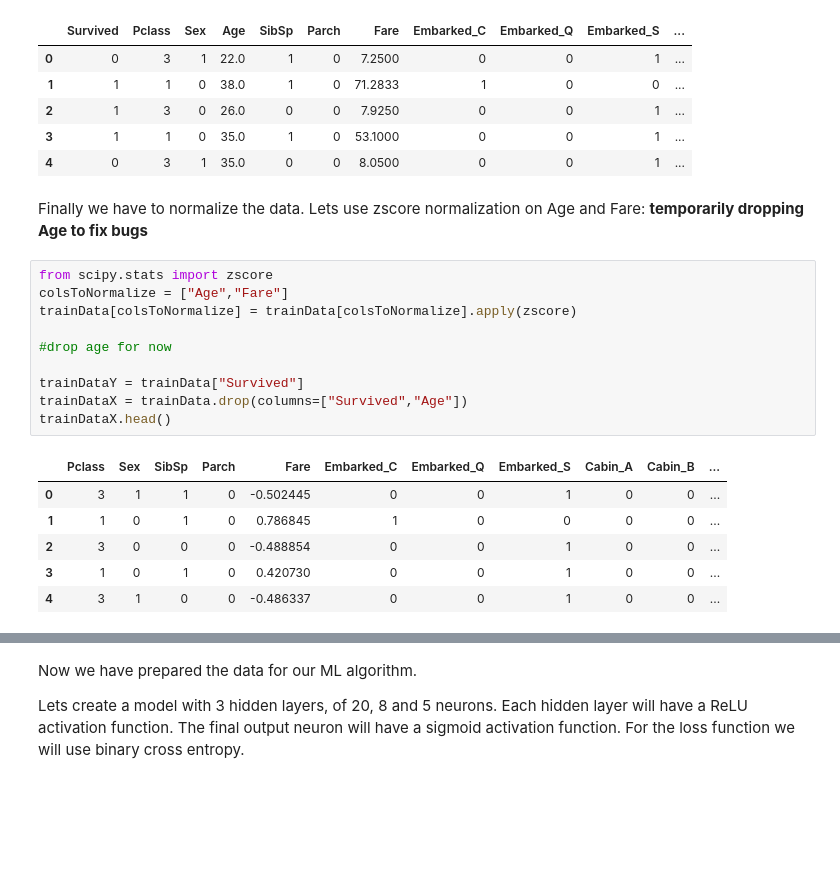
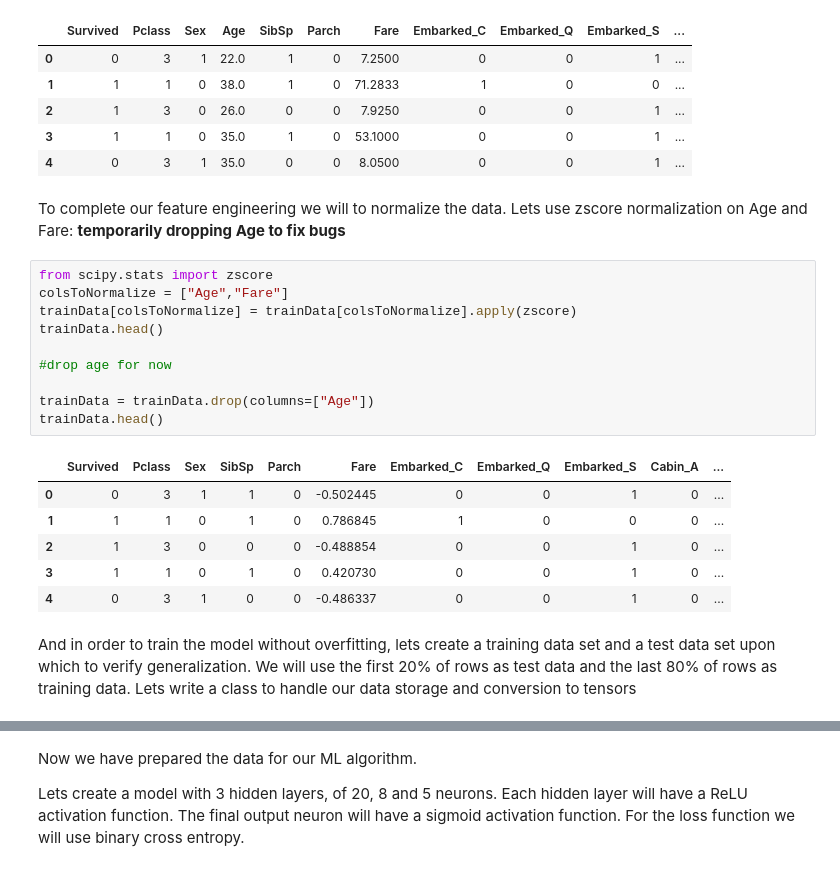
Before and after one commit to NigelBess/Titanic, a Jupyter notebook: attempt0.ipynb, the cells around one changed output, grey strips where cells are left out. Cells and saved outputs as stored; diff of their text form; blank space fills up the shorter version.

```diff
--- a/attempt0.ipynb
+++ b/attempt0.ipynb
@@ -199,22 +205,24 @@ trainData.head()
 | 3 | 1 | 1 | 0 | 35.0 | 1 | 0 | 53.1000 | 0 | 0 | 1 | ... |
 | 4 | 0 | 3 | 1 | 35.0 | 0 | 0 | 8.0500 | 0 | 0 | 1 | ... |
 # %% [markdown]
-Finally we have to normalize the data. Lets use zscore normalization on Age and Fare:
+To complete our feature engineering we will to normalize the data. Lets use zscore normalization on Age and Fare:
 **temporarily dropping Age to fix bugs**
 # %%
 from scipy.stats import zscore
 colsToNormalize = ["Age","Fare"]
 trainData[colsToNormalize] = trainData[colsToNormalize].apply(zscore)
+trainData.head()
 
 #drop age for now
 
-trainDataY = trainData["Survived"]
-trainDataX = trainData.drop(columns=["Survived","Age"])
-trainDataX.head()
+trainData = trainData.drop(columns=["Age"])
+trainData.head()
 # %% [output]
-|  | Pclass | Sex | SibSp | Parch | Fare | Embarked_C | Embarked_Q | Embarked_S | Cabin_A | Cabin_B | ... |
-| 0 | 3 | 1 | 1 | 0 | -0.502445 | 0 | 0 | 1 | 0 | 0 | ... |
-| 1 | 1 | 0 | 1 | 0 | 0.786845 | 1 | 0 | 0 | 0 | 0 | ... |
-| 2 | 3 | 0 | 0 | 0 | -0.488854 | 0 | 0 | 1 | 0 | 0 | ... |
-| 3 | 1 | 0 | 1 | 0 | 0.420730 | 0 | 0 | 1 | 0 | 0 | ... |
-| 4 | 3 | 1 | 0 | 0 | -0.486337 | 0 | 0 | 1 | 0 | 0 | ... |
+|  | Survived | Pclass | Sex | SibSp | Parch | Fare | Embarked_C | Embarked_Q | Embarked_S | Cabin_A | ... |
+| 0 | 0 | 3 | 1 | 1 | 0 | -0.502445 | 0 | 0 | 1 | 0 | ... |
+| 1 | 1 | 1 | 0 | 1 | 0 | 0.786845 | 1 | 0 | 0 | 0 | ... |
+| 2 | 1 | 3 | 0 | 0 | 0 | -0.488854 | 0 | 0 | 1 | 0 | ... |
+| 3 | 1 | 1 | 0 | 1 | 0 | 0.420730 | 0 | 0 | 1 | 0 | ... |
+| 4 | 0 | 3 | 1 | 0 | 0 | -0.486337 | 0 | 0 | 1 | 0 | ... |
+# %% [markdown]
+And in order to train the model without overfitting, lets create a training data set and a test data set upon which to verify generalization. We will use the first 20% of rows as test data and the last 80% of rows as training data. Lets write a class to handle our data storage and conversion to tensors
```
Also changed, not shown: parts of 11 cells of this notebook.
